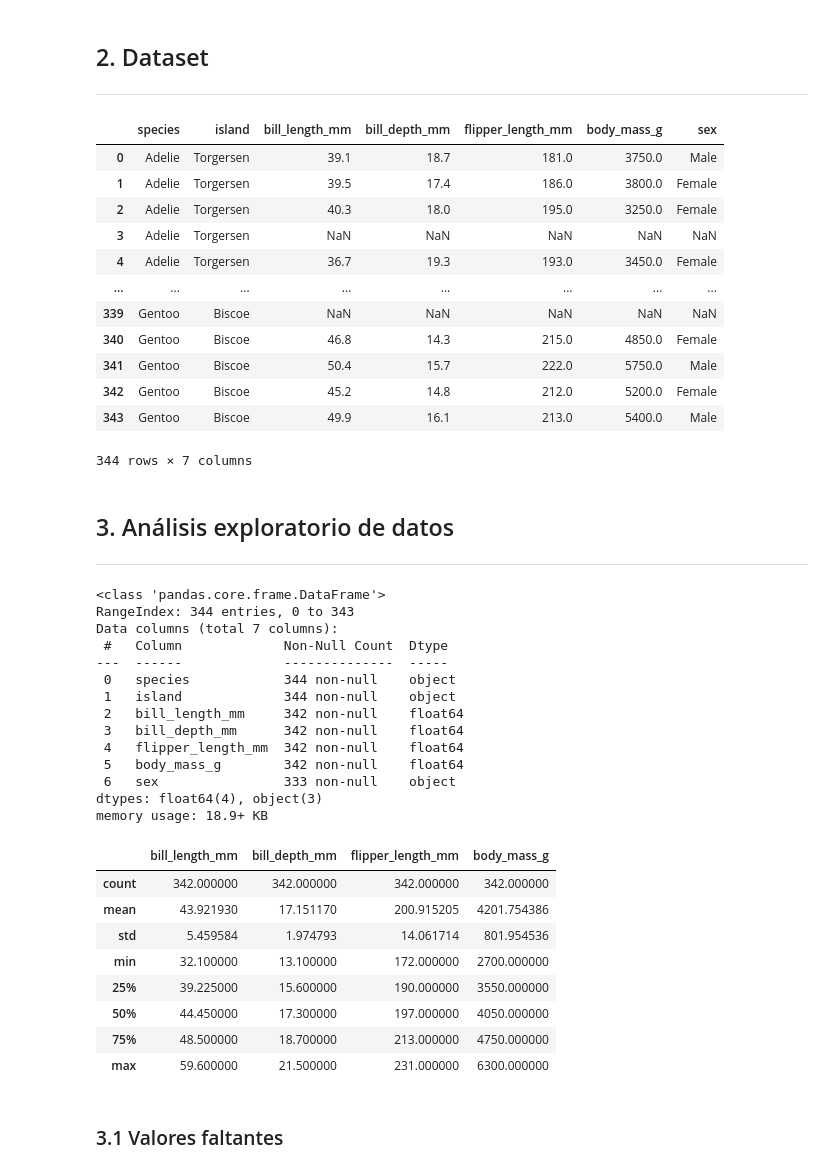
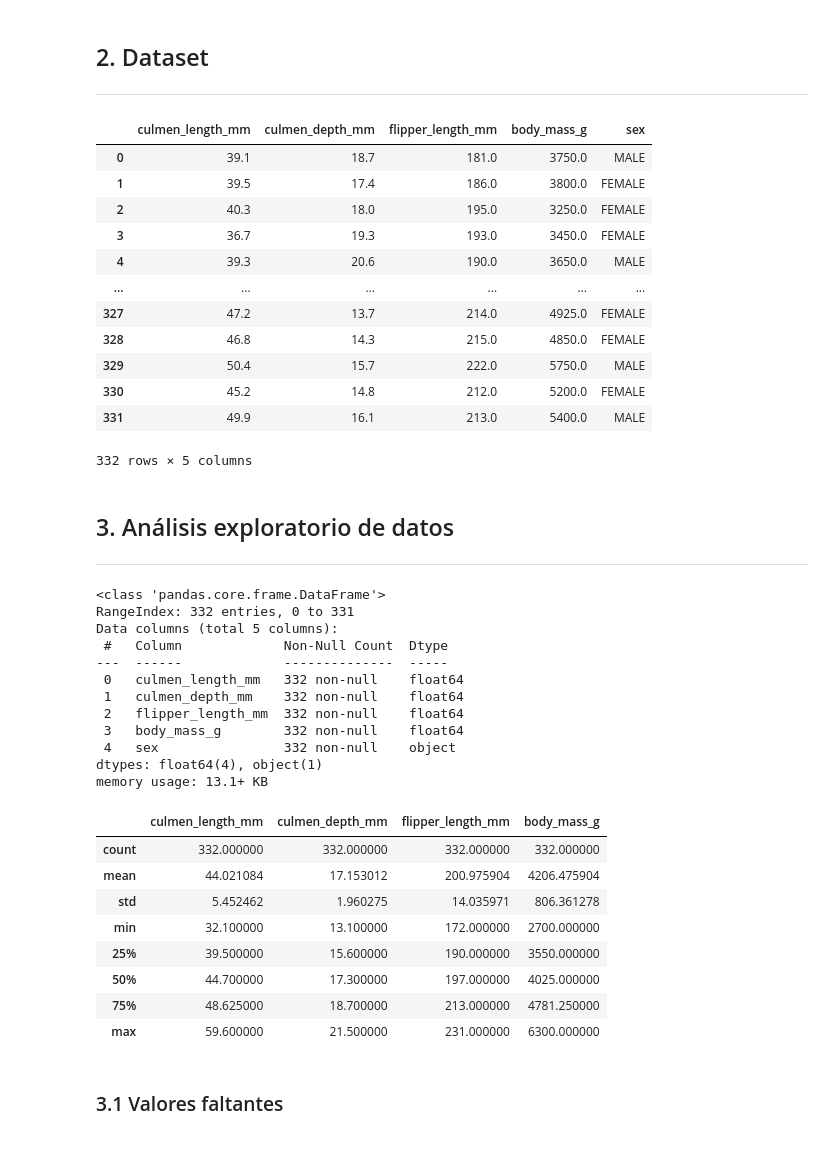
Before and after one commit to GustavoGtz/reconocimiento_patrones, a Jupyter notebook: cluster_pinguinos/cluster_pen.ipynb, the cells around one changed output. Saved outputs shown, nothing was run; the diff lists cells and outputs as text; code cells hidden in the pictures.

```diff
--- a/cluster_pinguinos/cluster_pen.ipynb
+++ b/cluster_pinguinos/cluster_pen.ipynb
@@ -19,22 +22,22 @@ from sklearn import preprocessing
 ## 2. Dataset
 ---
 # %%
-df = sns.load_dataset("penguins")
+df = pd.read_csv('penguins.csv')
 df
 # %% [output]
-|  | species | island | bill_length_mm | bill_depth_mm | flipper_length_mm | body_mass_g | sex |
-| 0 | Adelie | Torgersen | 39.1 | 18.7 | 181.0 | 3750.0 | Male |
-| 1 | Adelie | Torgersen | 39.5 | 17.4 | 186.0 | 3800.0 | Female |
-| 2 | Adelie | Torgersen | 40.3 | 18.0 | 195.0 | 3250.0 | Female |
-| 3 | Adelie | Torgersen | NaN | NaN | NaN | NaN | NaN |
-| 4 | Adelie | Torgersen | 36.7 | 19.3 | 193.0 | 3450.0 | Female |
-| ... | ... | ... | ... | ... | ... | ... | ... |
-| 339 | Gentoo | Biscoe | NaN | NaN | NaN | NaN | NaN |
-| 340 | Gentoo | Biscoe | 46.8 | 14.3 | 215.0 | 4850.0 | Female |
-| 341 | Gentoo | Biscoe | 50.4 | 15.7 | 222.0 | 5750.0 | Male |
-| 342 | Gentoo | Biscoe | 45.2 | 14.8 | 212.0 | 5200.0 | Female |
-| 343 | Gentoo | Biscoe | 49.9 | 16.1 | 213.0 | 5400.0 | Male |
+|  | culmen_length_mm | culmen_depth_mm | flipper_length_mm | body_mass_g | sex |
+| 0 | 39.1 | 18.7 | 181.0 | 3750.0 | MALE |
+| 1 | 39.5 | 17.4 | 186.0 | 3800.0 | FEMALE |
+| 2 | 40.3 | 18.0 | 195.0 | 3250.0 | FEMALE |
+| 3 | 36.7 | 19.3 | 193.0 | 3450.0 | FEMALE |
+| 4 | 39.3 | 20.6 | 190.0 | 3650.0 | MALE |
+| ... | ... | ... | ... | ... | ... |
+| 327 | 47.2 | 13.7 | 214.0 | 4925.0 | FEMALE |
+| 328 | 46.8 | 14.3 | 215.0 | 4850.0 | FEMALE |
+| 329 | 50.4 | 15.7 | 222.0 | 5750.0 | MALE |
+| 330 | 45.2 | 14.8 | 212.0 | 5200.0 | FEMALE |
+| 331 | 49.9 | 16.1 | 213.0 | 5400.0 | MALE |
-344 rows × 7 columns
+332 rows × 5 columns
 # %% [markdown]
 ## 3. Análisis exploratorio de datos
 ---
@@ -42,30 +45,28 @@ df
 df.info()
 # %% [output]
 <class 'pandas.core.frame.DataFrame'>
-RangeIndex: 344 entries, 0 to 343
-Data columns (total 7 columns):
+RangeIndex: 332 entries, 0 to 331
+Data columns (total 5 columns):
  #   Column             Non-Null Count  Dtype
 ---  ------             --------------  -----
- 0   species            344 non-null    object
- 1   island             344 non-null    object
- 2   bill_length_mm     342 non-null    float64
- 3   bill_depth_mm      342 non-null    float64
- 4   flipper_length_mm  342 non-null    float64
- 5   body_mass_g        342 non-null    float64
- 6   sex                333 non-null    object
-dtypes: float64(4), object(3)
-memory usage: 18.9+ KB
+ 0   culmen_length_mm   332 non-null    float64
+ 1   culmen_depth_mm    332 non-null    float64
+ 2   flipper_length_mm  332 non-null    float64
+ 3   body_mass_g        332 non-null    float64
+ 4   sex                332 non-null    object
+dtypes: float64(4), object(1)
+memory usage: 13.1+ KB
 # %%
 df.describe()
 # %% [output]
-|  | bill_length_mm | bill_depth_mm | flipper_length_mm | body_mass_g |
-| count | 342.000000 | 342.000000 | 342.000000 | 342.000000 |
-| mean | 43.921930 | 17.151170 | 200.915205 | 4201.754386 |
-| std | 5.459584 | 1.974793 | 14.061714 | 801.954536 |
+|  | culmen_length_mm | culmen_depth_mm | flipper_length_mm | body_mass_g |
+| count | 332.000000 | 332.000000 | 332.000000 | 332.000000 |
+| mean | 44.021084 | 17.153012 | 200.975904 | 4206.475904 |
+| std | 5.452462 | 1.960275 | 14.035971 | 806.361278 |
 | min | 32.100000 | 13.100000 | 172.000000 | 2700.000000 |
-| 25% | 39.225000 | 15.600000 | 190.000000 | 3550.000000 |
-| 50% | 44.450000 | 17.300000 | 197.000000 | 4050.000000 |
-| 75% | 48.500000 | 18.700000 | 213.000000 | 4750.000000 |
+| 25% | 39.500000 | 15.600000 | 190.000000 | 3550.000000 |
+| 50% | 44.700000 | 17.300000 | 197.000000 | 4025.000000 |
+| 75% | 48.625000 | 18.700000 | 213.000000 | 4781.250000 |
 | max | 59.600000 | 21.500000 | 231.000000 | 6300.000000 |
 # %% [markdown]
 ### 3.1 Valores faltantes
```
Also changed, not shown: parts of 29 cells of this notebook, 1 other file.
